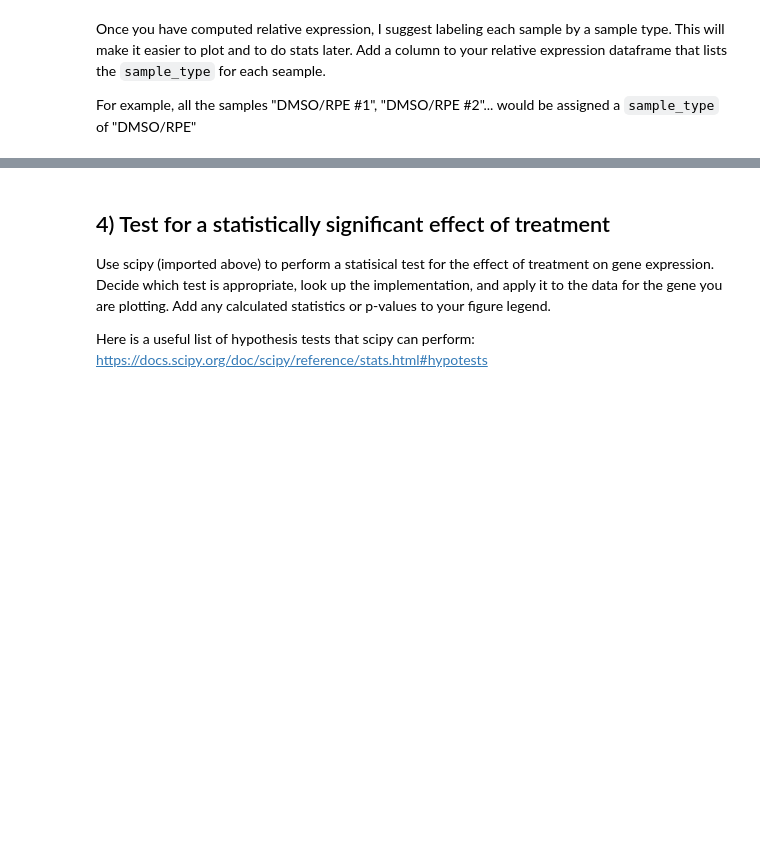
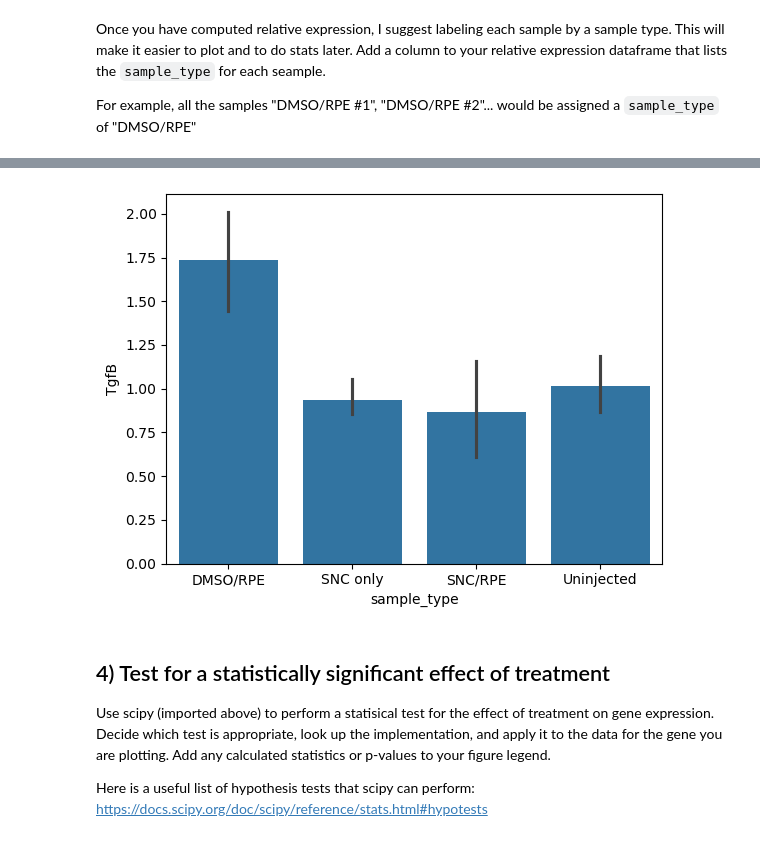
Before and after one commit to Cordonez-io/ABIO558-Christian, a Jupyter notebook: miniproject_1_blank.ipynb, the cells around one changed output, grey strips where cells are left out. Drawn from its saved outputs; the diff is of its cells as text; code cells hidden in the pictures; blank space fills up the shorter version.

```diff
--- a/miniproject_1_blank.ipynb
+++ b/miniproject_1_blank.ipynb
@@ -66,3 +140,10 @@ https://journals.plos.org/plosone/article?id=10.1371/journal.pone.0243626
+# %%
+import matplotlib.pyplot as plt
+sns.barplot(relative_expression, x="sample_type", y="TgfB")
+plt.savefig('my_plot.png', dpi=300)
+plt.show()
+# %% [output]
+[figure, added]
 # %% [markdown]
 ## 4) Test for a statistically significant effect of treatment
 Use scipy (imported above) to perform a statisical test for the effect of treatment on gene expression. Decide which test is appropriate, look up the implementation, and apply it to the data for the gene you are plotting. Add any calculated statistics or p-values to your figure legend.
```
Also changed, not shown: parts of 6 cells of this notebook.
